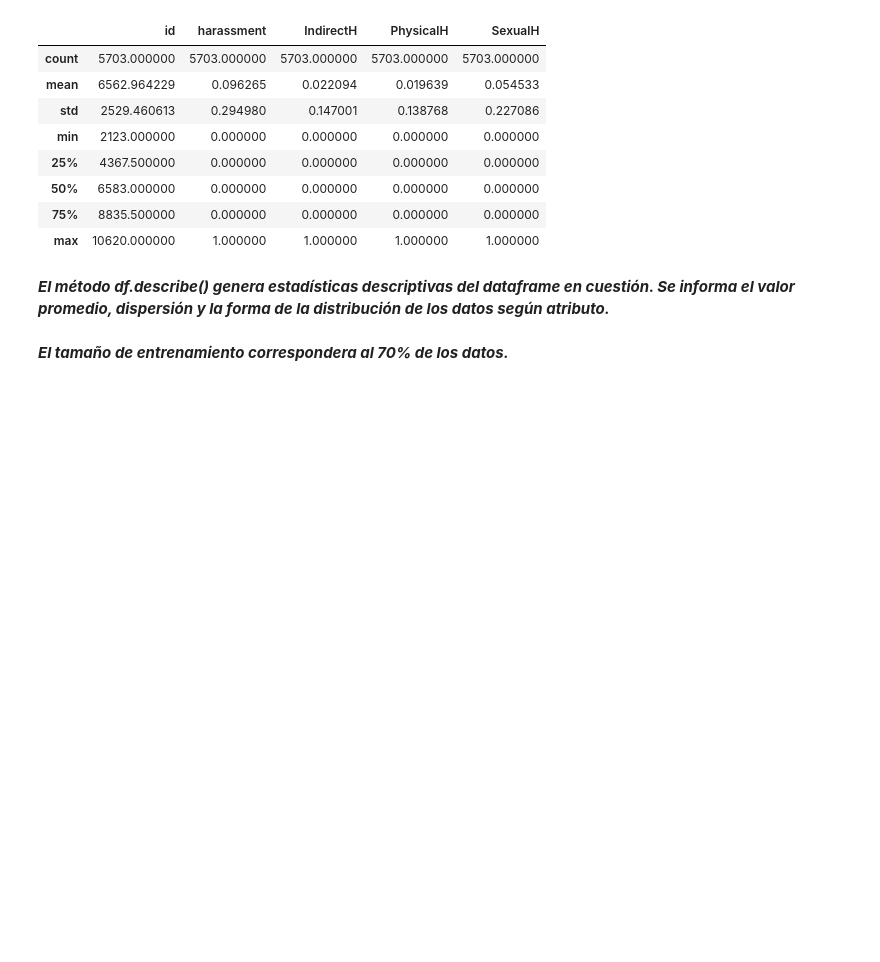
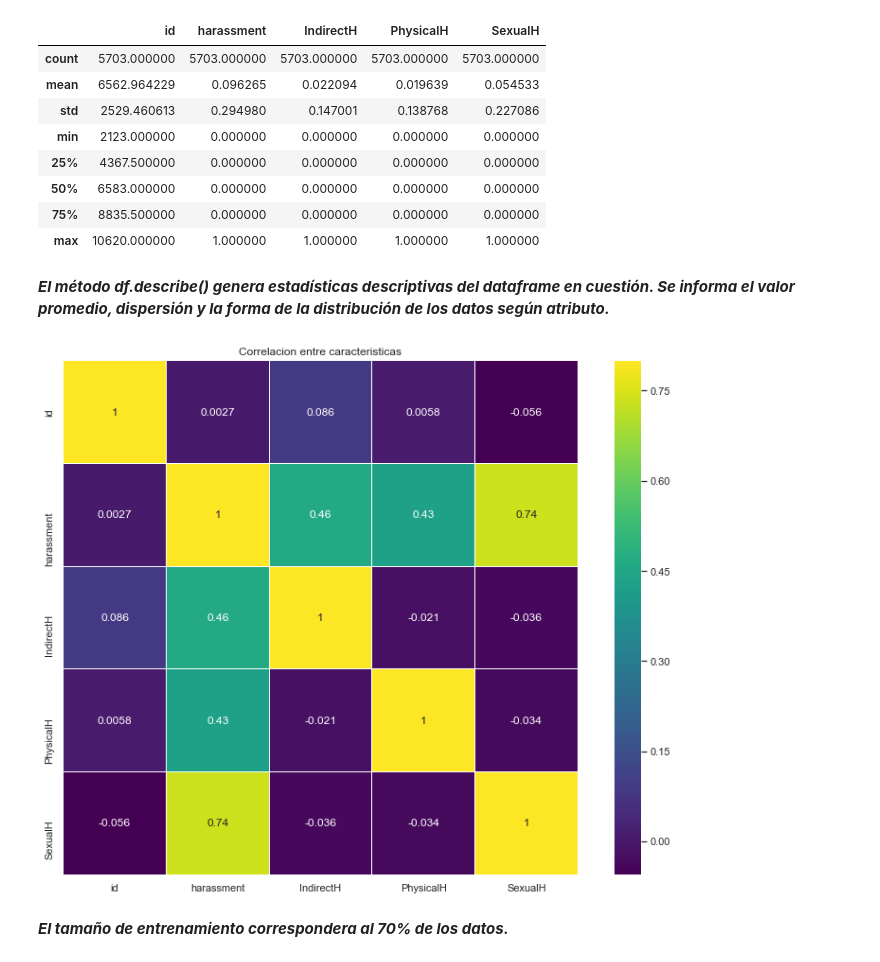
Before and after one commit to Shiroko7/INF-393-Tarea-3, a Jupyter notebook: Tarea 3 parte2.ipynb, the cells around one changed output. Drawn from its saved outputs; the diff is of its cells as text; code cells hidden in the pictures; blank space fills up the shorter version.

Commit message:
correlación entre características

```diff
--- a/Tarea 3 parte2.ipynb
+++ b/Tarea 3 parte2.ipynb
@@ -82,6 +82,15 @@ df_train.describe()
 | max | 10620.000000 | 1.000000 | 1.000000 | 1.000000 | 1.000000 |
 # %% [markdown]
 ***El método df.describe() genera estadísticas descriptivas del dataframe en cuestión. Se informa el valor promedio, dispersión y la forma de la distribución de los datos según atributo.***
+# %%
+plt.figure(figsize=(14,10))
+sns.heatmap(df_train.corr(), vmax=.8, linewidths=0.01,
+            square=True,annot=True,cmap='viridis',linecolor="white")
+sns.set(font_scale=1)
+plt.title('Correlacion entre caracteristicas');
+plt.show()
+# %% [output]
+[figure, added]
 # %%
 from sklearn.model_selection import train_test_split
 
```
